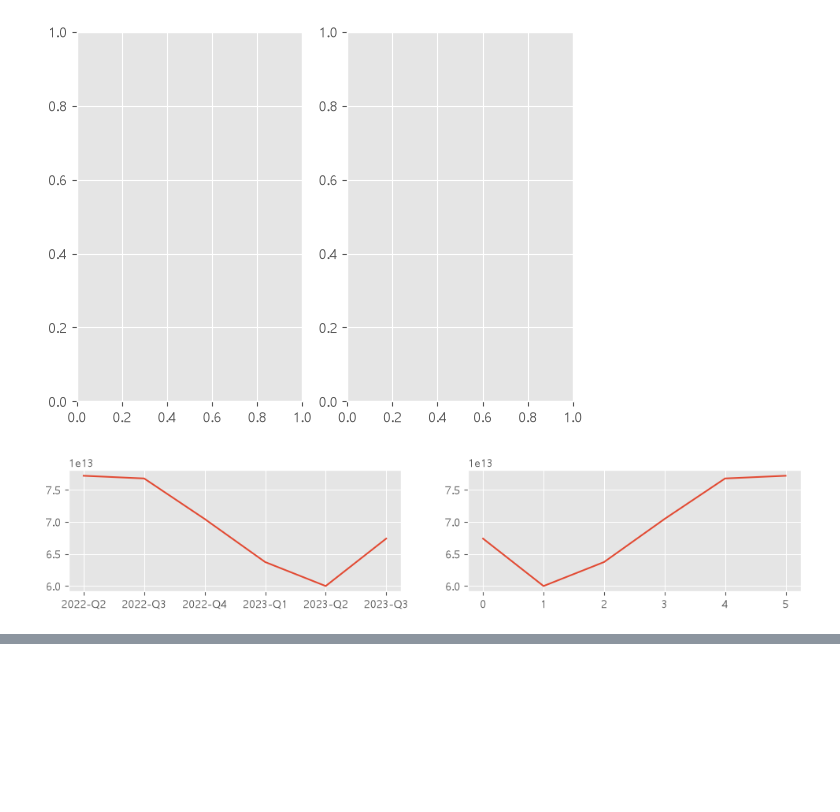
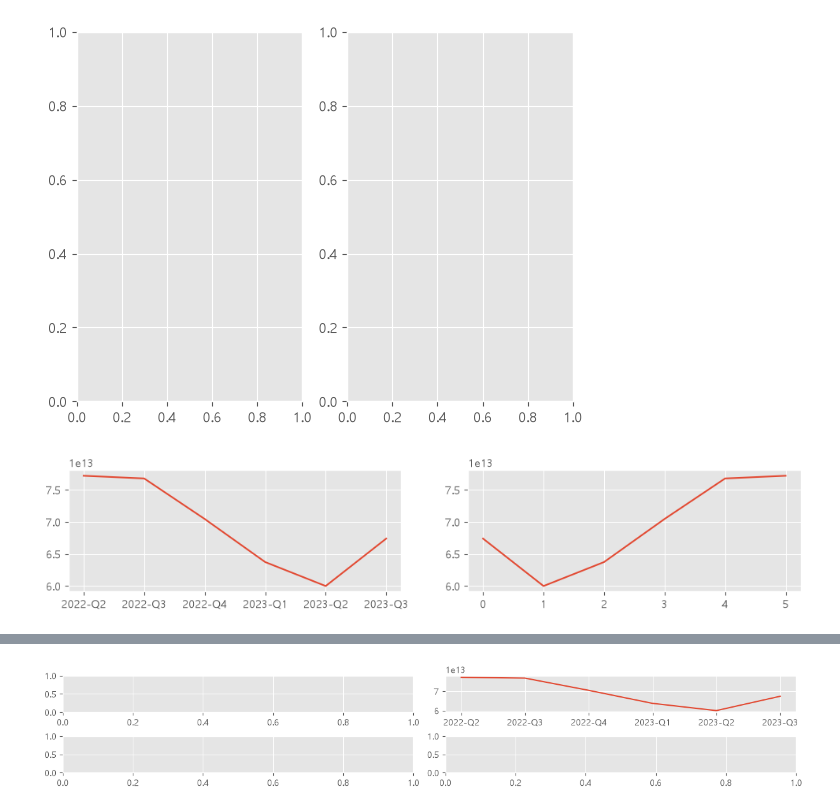
Before and after one commit to jhy5317/17-data-analysis, a Jupyter notebook: 01_matplotlib.ipynb, the cells around one changed output, grey strips where cells are left out. Cells and saved outputs as stored; diff of their text form; code cells hidden in the pictures; blank space fills up the shorter version.

```diff
--- a/01_matplotlib.ipynb
+++ b/01_matplotlib.ipynb
@@ -283,0 +293,6 @@ plt.show()
+# %%
+fig, axes = plt.subplots(2, 2, figsize=(12, 2), constrained_layout=True)
+axes[0, 1].plot(samsung_revenue["quarter"], samsung_revenue["value"])
+plt.show()
+# %% [output]
+[figure, added]
```
Also changed, not shown: parts of 23 cells of this notebook, 3 other files.
